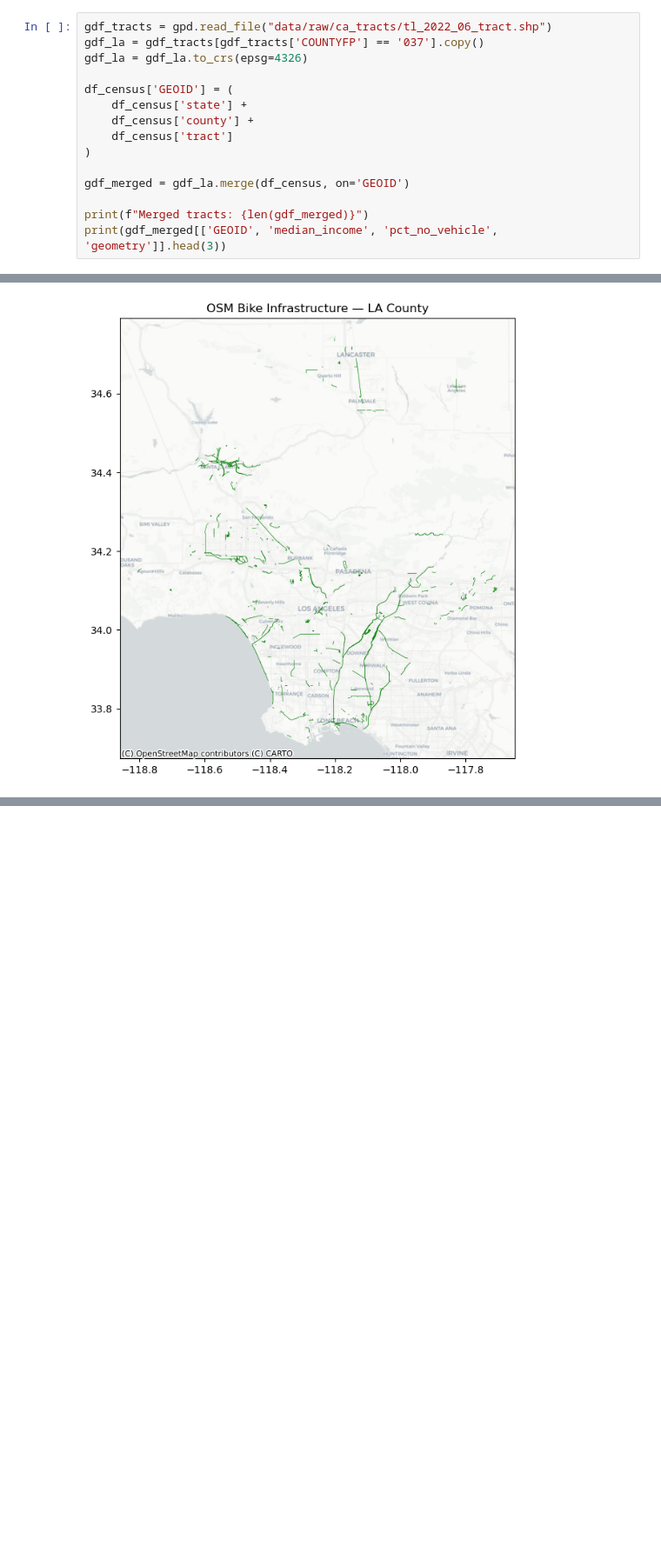
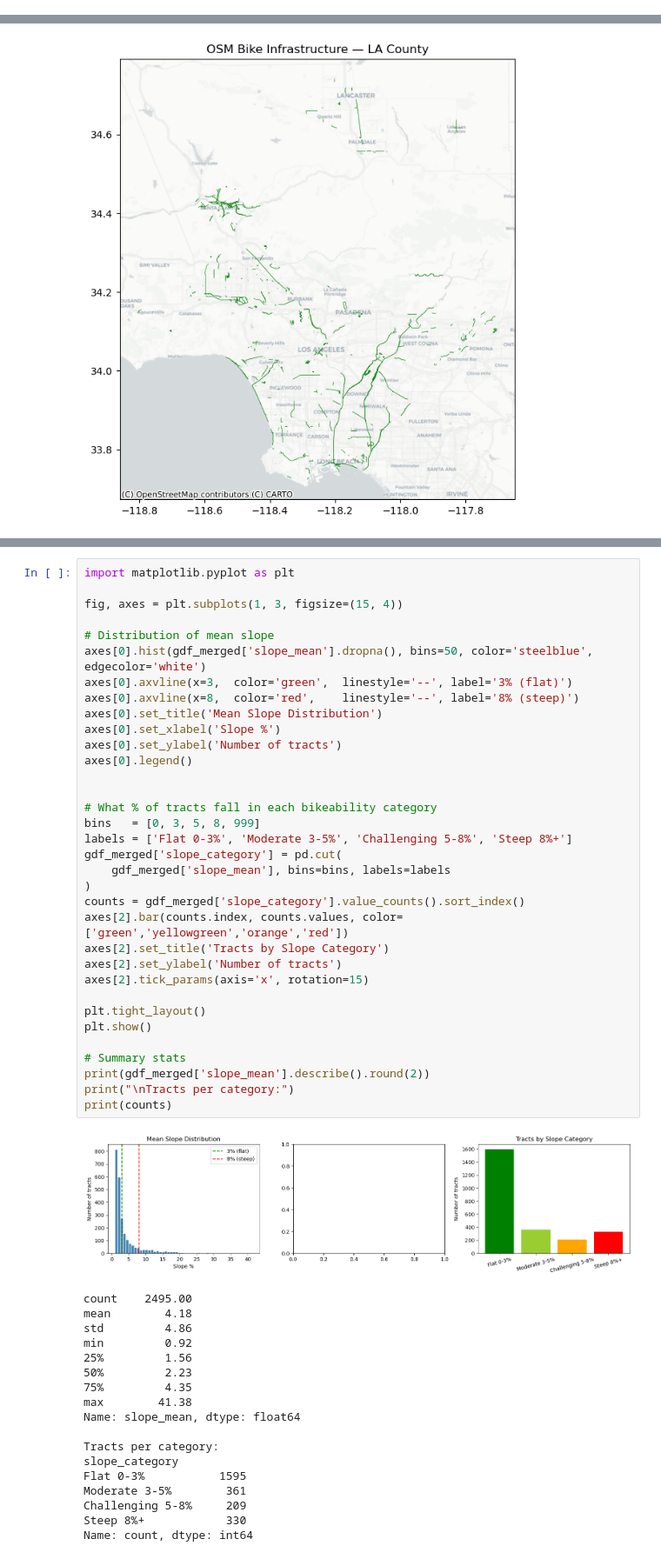
Before and after one commit to moiseshiram19/moving-through-la, a Jupyter notebook: 01_data_explor.ipynb, the cells around one changed output, grey strips where cells are left out. Shown at 87% size. Cells and saved outputs as stored; diff of their text form; blank space fills up the shorter version.

```diff
--- a/01_data_explor.ipynb
+++ b/01_data_explor.ipynb
@@ -125,15 +108,0 @@ Census tracts: 2498
-# %%
-gdf_tracts = gpd.read_file("data/raw/ca_tracts/tl_2022_06_tract.shp")
-gdf_la = gdf_tracts[gdf_tracts['COUNTYFP'] == '037'].copy()
-gdf_la = gdf_la.to_crs(epsg=4326)
-
-df_census['GEOID'] = (
-    df_census['state'] +
-    df_census['county'] +
-    df_census['tract']
-)
-
-gdf_merged = gdf_la.merge(df_census, on='GEOID')
-
-print(f"Merged tracts: {len(gdf_merged)}")
-print(gdf_merged[['GEOID', 'median_income', 'pct_no_vehicle', 'geometry']].head(3))
@@ -652,0 +350,53 @@ print(stats[0])  # look at the first tract's raw output
+# %%
+import matplotlib.pyplot as plt
+
+fig, axes = plt.subplots(1, 3, figsize=(15, 4))
+
+# Distribution of mean slope
+axes[0].hist(gdf_merged['slope_mean'].dropna(), bins=50, color='steelblue', edgecolor='white')
+axes[0].axvline(x=3,  color='green',  linestyle='--', label='3% (flat)')
+axes[0].axvline(x=8,  color='red',    linestyle='--', label='8% (steep)')
+axes[0].set_title('Mean Slope Distribution')
+axes[0].set_xlabel('Slope %')
+axes[0].set_ylabel('Number of tracts')
+axes[0].legend()
+
+
+# What % of tracts fall in each bikeability category
+bins   = [0, 3, 5, 8, 999]
+labels = ['Flat 0-3%', 'Moderate 3-5%', 'Challenging 5-8%', 'Steep 8%+']
+gdf_merged['slope_category'] = pd.cut(
+    gdf_merged['slope_mean'], bins=bins, labels=labels
+)
+counts = gdf_merged['slope_category'].value_counts().sort_index()
+axes[2].bar(counts.index, counts.values, color=['green','yellowgreen','orange','red'])
+axes[2].set_title('Tracts by Slope Category')
+axes[2].set_ylabel('Number of tracts')
+axes[2].tick_params(axis='x', rotation=15)
+
+plt.tight_layout()
+plt.show()
+
+# Summary stats
+print(gdf_merged['slope_mean'].describe().round(2))
+print("\nTracts per category:")
+print(counts)
+# %% [output]
+[figure, added]
+count    2495.00
+mean        4.18
+std         4.86
+min         0.92
+25%         1.56
+50%         2.23
+75%         4.35
+max        41.38
+Name: slope_mean, dtype: float64
+
+Tracts per category:
+slope_category
+Flat 0-3%           1595
+Moderate 3-5%        361
+Challenging 5-8%     209
+Steep 8%+            330
+Name: count, dtype: int64
```
Also changed, not shown: parts of 29 cells of this notebook, 3 other files.
